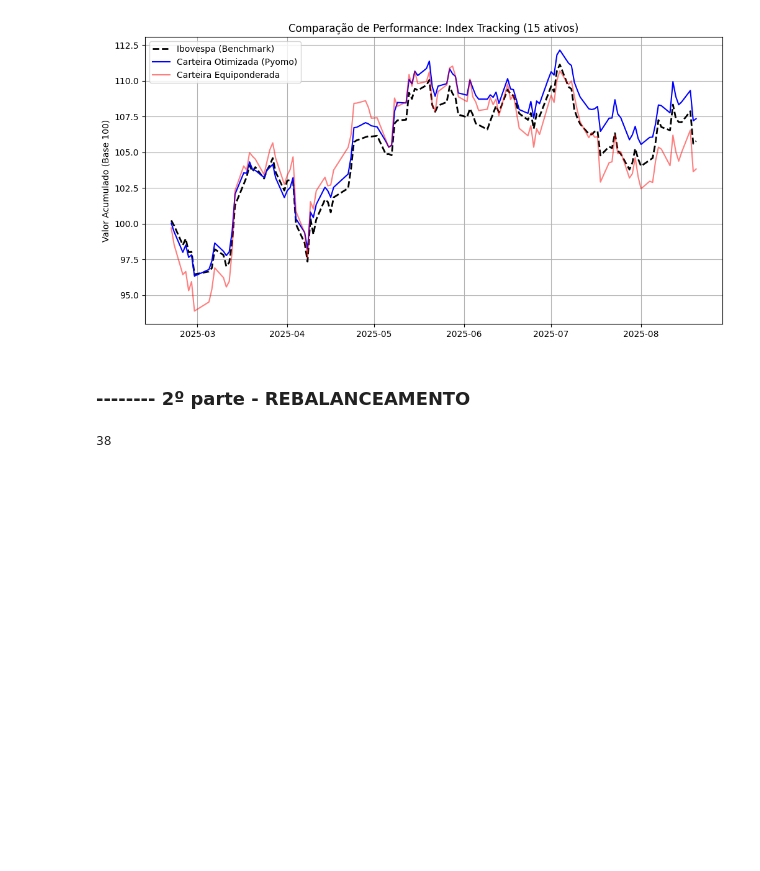
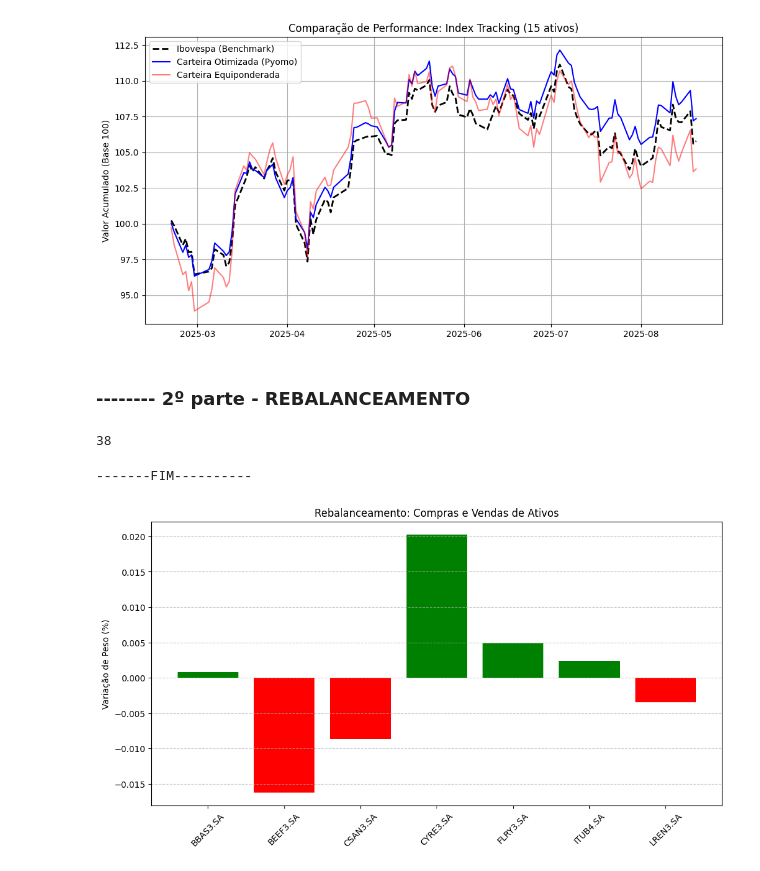
Before and after one commit to JoaoNogaroli/mestrado, a Jupyter notebook: app_modelo_rebalanceamento_custo_transacao.ipynb, the cells around one changed output. Drawn from its saved outputs; the diff is of its cells as text; code cells hidden in the pictures; blank space fills up the shorter version.

```diff
--- a/app_modelo_rebalanceamento_custo_transacao.ipynb
+++ b/app_modelo_rebalanceamento_custo_transacao.ipynb
@@ -317,7 +319,7 @@ model_B.x = pyo.Var(model_B.A, bounds=(0,1)) #novos pesos
 model_B.y = pyo.Var(model_B.A, within=pyo.Binary) #nova cardinalidade
 model_B.compra =pyo.Var(model_B.A, bounds=(0,1))
 model_B.venda =pyo.Var(model_B.A, bounds=(0,1))
-custo_taxa = 0.005 # = 0.5%
+custo_taxa = 0.002 # = 0.1%
 
 #OBJETIVO
 def func_objetivo_2(model_B):
@@ -329,6 +331,7 @@ def func_objetivo_2(model_B):
     custo_transacao = sum(model_B.compra[a] + model_B.venda[a] for a in model_B.A) * custo_taxa
 
     return mse_2 + custo_transacao
+    # return mse_2
 
 model_B.obj = pyo.Objective(rule=func_objetivo_2, sense=pyo.minimize)
 
@@ -340,5 +343,70 @@ def regra_equilibrio(model_B, a):
 
 model_B.regra_equilibrio = pyo.Constraint(model_B.A, rule=regra_equilibrio)
 
+#restrições de soma peso 1 ; de x só ser ativado se y = 1 ; de cardinalidade 15 para y
 
-### falta continuar as restrições
+def model_B_soma_peso_1(model_B):
+    return sum(
+        model_B.x[a] for a in model_B.A
+    ) == 1
+model_B.model_B_soma_peso_1 = pyo.Constraint( rule=model_B_soma_peso_1)
+
+def model_B_y_cardinalidade(model_B):
+    return sum(
+        model_B.y[a] for a in model_B.A
+    ) <= 15
+model_B.model_B_y_cardinalidade = pyo.Constraint(rule = model_B_y_cardinalidade)
+
+def model_B_x_y(model_B, a):
+    return model_B.x[a] <= model_B.y[a]
+model_B.model_B_x_y = pyo.Constraint(model_B.A, rule = model_B_x_y)
+# %%
+opt_B = SolverFactory('cplex', executable='C:\\CPLEX_Studio2211\\cplex\\bin\\x64_win64\\cplex.exe')
+resultado = opt_B.solve(model_B)
+print("-------FIM----------")
+# %% [output]
+-------FIM----------
+# %%
+# Extrair os valores de compra e venda do model_B
+mudancas_compra = []
+mudancas_venda = []
+mudancas = []
+for a in range(len(retornos_ativos_segunda_metade.columns)):
+    c = pyo.value(model_B.compra[a])
+    v = pyo.value(model_B.venda[a])
+
+    mudancas.append(c if c > 0.00001 else -v)
+
+
+    # Se comprou, valor positivo; se vendeu, valor negativo
+    mudancas_compra.append(c)
+    mudancas_venda.append(v)
+
+x_peso_final = []
+y_ativado_final = []
+
+for a in range(len(retornos_ativos_segunda_metade.columns)):
+    lista_x = pyo.value(model_B.x[a])
+    lista_y = pyo.value(model_B.y[a])
+
+    x_peso_final.append(lista_x)
+    y_ativado_final.append(lista_y)
+
+lista_peso_anterior = df_final['peso_ativo'].tolist()
+df_mudancas = pd.DataFrame({'Ativo': retornos_ativos_primeira_metade.columns,'Mudança': mudancas, 'Mudança_Compra': mudancas_compra,"Mudança_venda":mudancas_venda,'Ativado':y_ativado_final, "Peso_otimizado":x_peso_final})
+# carteira_final['peso_anterior'] = lista_peso_anterior
+
+df_mudancas2 = df_mudancas[df_mudancas['Mudança'].abs() > 0.0001] # Filtrar apenas o que mudou
+carteira_final = df_mudancas[df_mudancas['Ativado']==1]
+
+
+plt.figure(figsize=(12, 6))
+colors = ['green' if x > 0 else 'red' for x in df_mudancas2['Mudança']]
+plt.bar(df_mudancas2['Ativo'], df_mudancas2['Mudança'], color=colors)
+plt.xticks(rotation=45)
+plt.title('Rebalanceamento: Compras e Vendas de Ativos')
+plt.ylabel('Variação de Peso (%)')
+plt.grid(axis='y', linestyle='--', alpha=0.7)
+plt.show()
+# %% [output]
+[figure, added]
```
Also changed, not shown: parts of 4 cells of this notebook.
